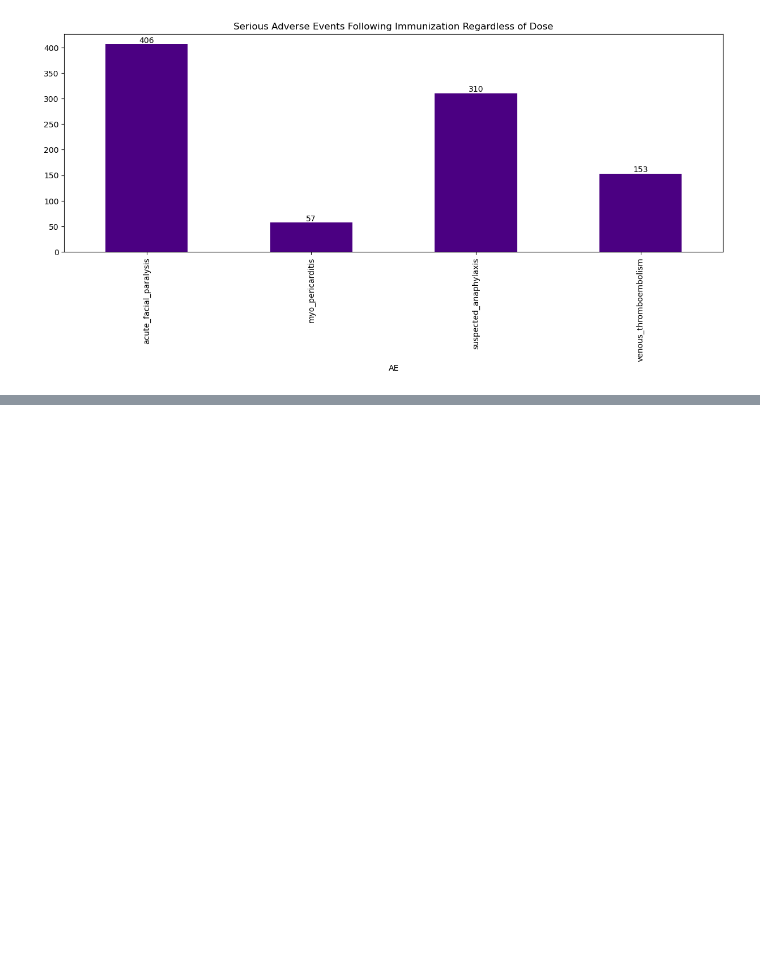
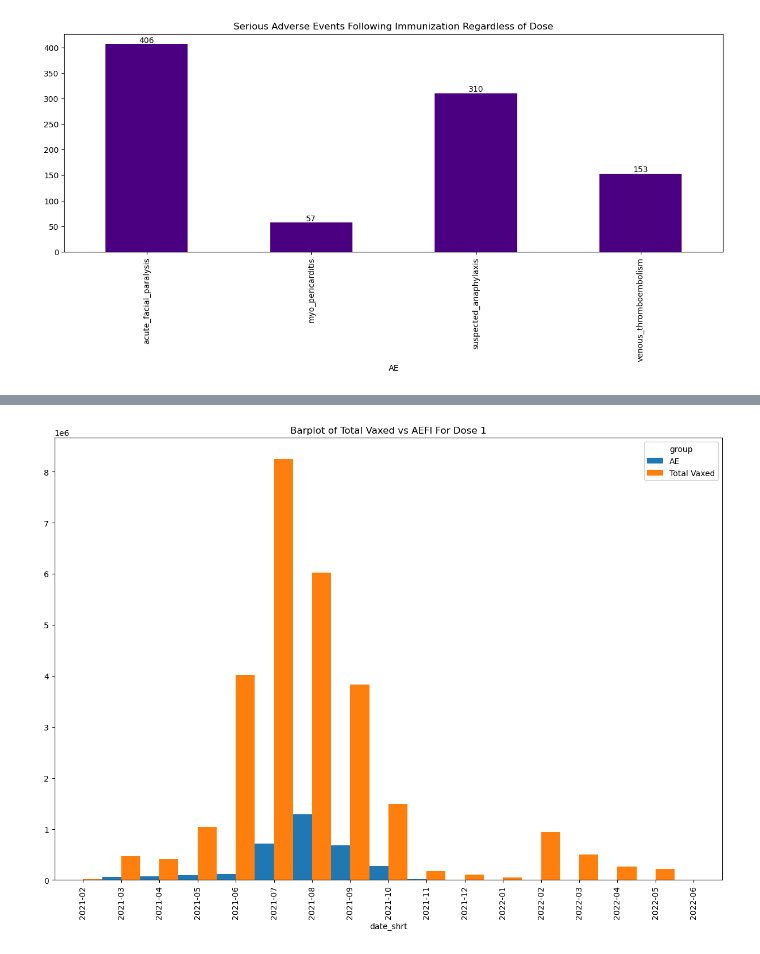
Before and after one commit to isaackong87/hia302_project, a Jupyter notebook: data_wrangler_isaac_aefi.ipynb, the cells around one changed output, grey strips where cells are left out. Saved outputs shown, nothing was run; the diff lists cells and outputs as text; code cells hidden in the pictures; blank space fills up the shorter version.

```diff
--- a/data_wrangler_isaac_aefi.ipynb
+++ b/data_wrangler_isaac_aefi.ipynb
@@ -430,0 +592,13 @@ for container in aefi_serious_l_summ_bar_plt.containers:
+# %%
+### Create a dataset staacked by full date (year, month) for Bar plot
+
+vax_my_tmp = vax_my_flt[[ 'date_shrt', 'daily_partial', 'daily_full']].groupby('date_shrt').sum().reset_index()
+
+vax_my_tmp_dose1 = vax_my_tmp[['date_shrt', 'daily_partial']].rename(columns={'daily_partial': 'count'})
+vax_my_tmp_dose1['dose'] = 1
+vax_my_tmp_dose2 = vax_my_tmp[['date_shrt', 'daily_full']].rename(columns={'daily_full': 'count'})
+vax_my_tmp_dose2['dose'] = 2
+
+vax_my_stacked  = pd.concat([vax_my_tmp_dose1, vax_my_tmp_dose2])
+
+vax_my_stacked.head()
@@ -430,0 +712,13 @@ for container in aefi_serious_l_summ_bar_plt.containers:
+# %%
+### Plotting barplot showing trends of Total Vaxed vd AEFI for dose 1 over the study period
+### 2021-02-24 ==> 2022-06-07
+total_vax_nd_ae_stacked_dose1 = total_vax_nd_ae_stacked.loc[ total_vax_nd_ae_stacked['dose']==1, ['date_shrt', 'group', 'count']].copy()
+
+
+plt_tmp = total_vax_nd_ae_stacked_dose1.groupby(['date_shrt', 'group'])['count'].sum().unstack().plot(kind='bar',width=1, stacked=False, figsize=(15,10),
+                                                                                         title = 'Barplot of Total Vaxed vs AEFI For Dose 1')
+plt_tmp
+
+plt.savefig('total_vax_vs_aefi_for_dose1_barplot.jpg')
+# %% [output]
+[figure, added]
```
Also changed, not shown: parts of 29 cells of this notebook, 21 other files.
